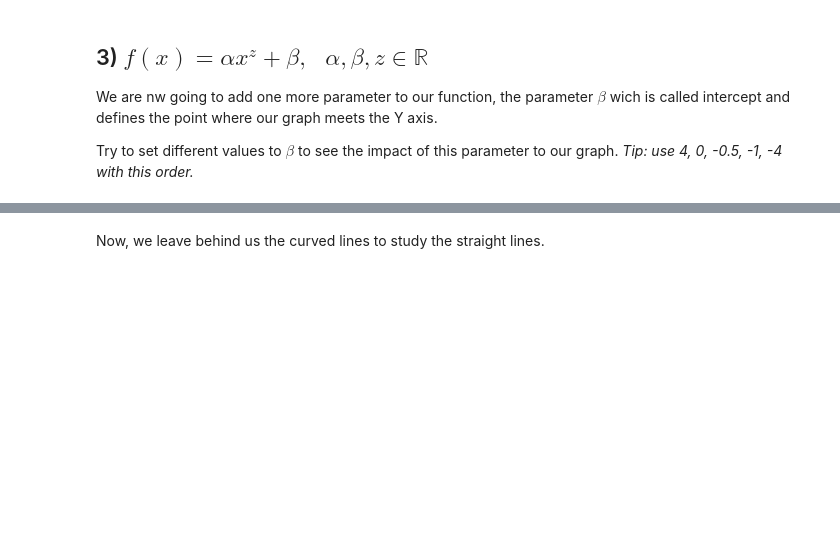
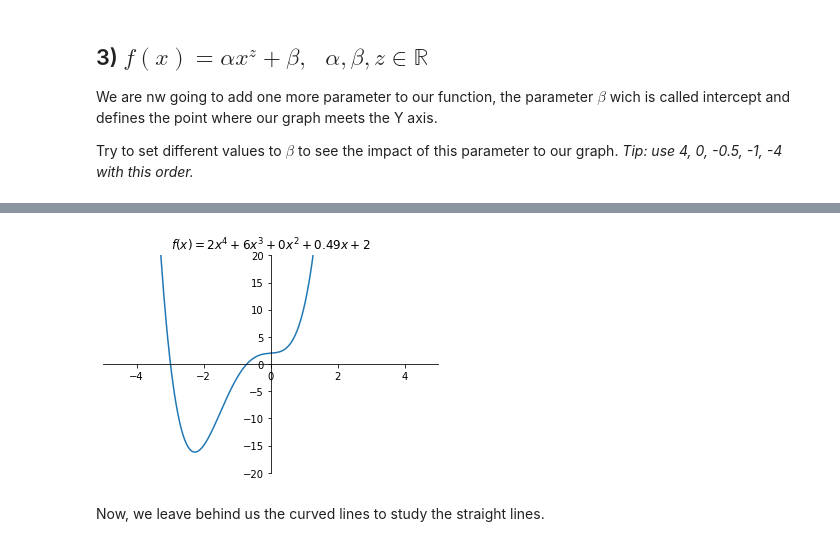
Before and after one commit to terilias/Common-math-functions-and-their-plots, a Jupyter notebook: Plotting common math functions .ipynb, the cells around one changed output, grey strips where cells are left out. Saved outputs shown, nothing was run; the diff lists cells and outputs as text; code cells hidden in the pictures; blank space fills up the shorter version.

```diff
--- a/Plotting common math functions .ipynb
+++ b/Plotting common math functions .ipynb
@@ -141,28 +146,32 @@ Try to change the parameters values and you will see different shapes! For examp
 # %%
 # I wanted to plot this but I could not :Ρ https://commons.wikimedia.org/wiki/File:Polynomialdeg3.svg
 
-a4 = 0.05 # Initially is a4 = 0.5
-a3 = 0.25 # Initially is a3 = 0.25
-a2 = 0.75 # Initially is a2 = 0.75
-a1 = 1.5 # Initially is a1 = 1.5
+x = np.linspace(-5, 5, num=400)
+
+a4 = 2 # Initially is a4 = 0.5
+a3 = 6 # Initiallyσυνεπάγονται is a3 = 0.25
+a2 = 0 # Initially is a2 = 0.75
+a1 = 0.49 # Initially is a1 = 1.5
 a0 = 2 # Initially is a0 = 2
 
 n = 4 # Initially is n = 4
 
 y = a4*x**n + a3 * x**(n-1) + a2 * x**(n-2)  + a1*x + a0
 
 plt.title('$f(x)='+str(a4)+'x^{'+str(n)+'}+'+str(a3)+'x^{'+str(n-1)+'}+'+str(a2)+'x^{'+ str(n-2)+'}+'+str(a1)+'x'+'+'+str(a0)+'$')
 
 ax = plt.gca()
 ax.spines['top'].set_color('none')
 ax.spines['left'].set_position('zero')
 ax.spines['right'].set_color('none')
 ax.spines['bottom'].set_position('zero')
 
-plt.xlim([-5,3])
+plt.xlim([-5,5])
 plt.ylim([-20,20])
 plt.plot(x,y)
 plt.show()
+# %% [output]
+[figure, added]
 # %% [markdown]
 Now, we leave behind us the curved lines to study the straight lines.
 # %% [markdown]
```
Also changed, not shown: parts of 21 cells of this notebook.
